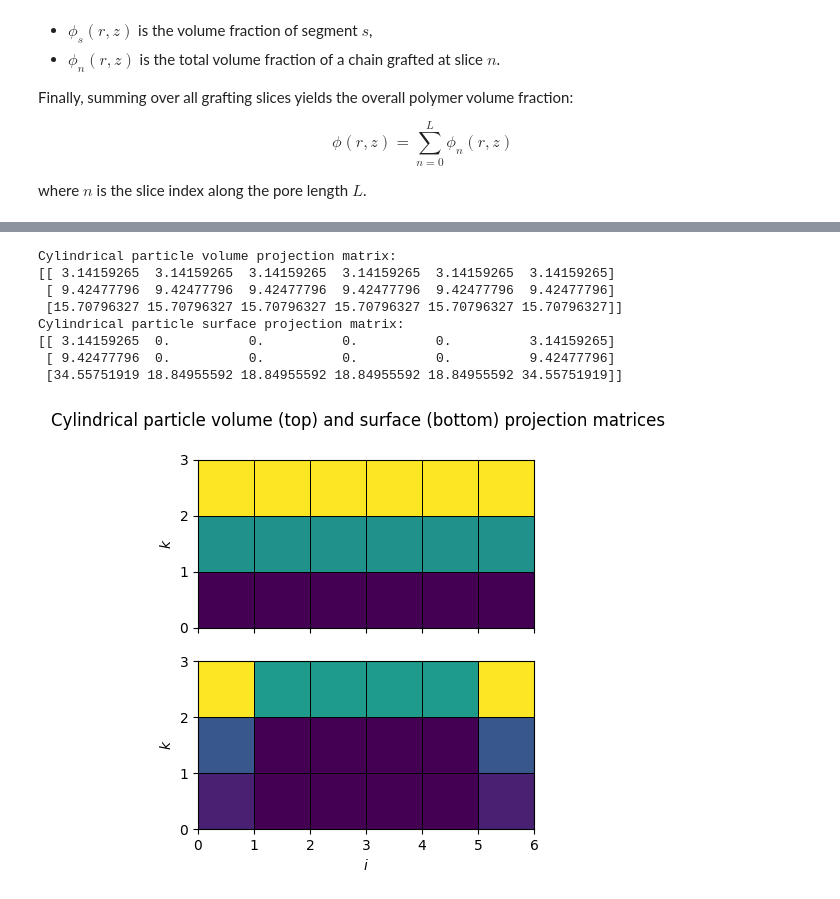
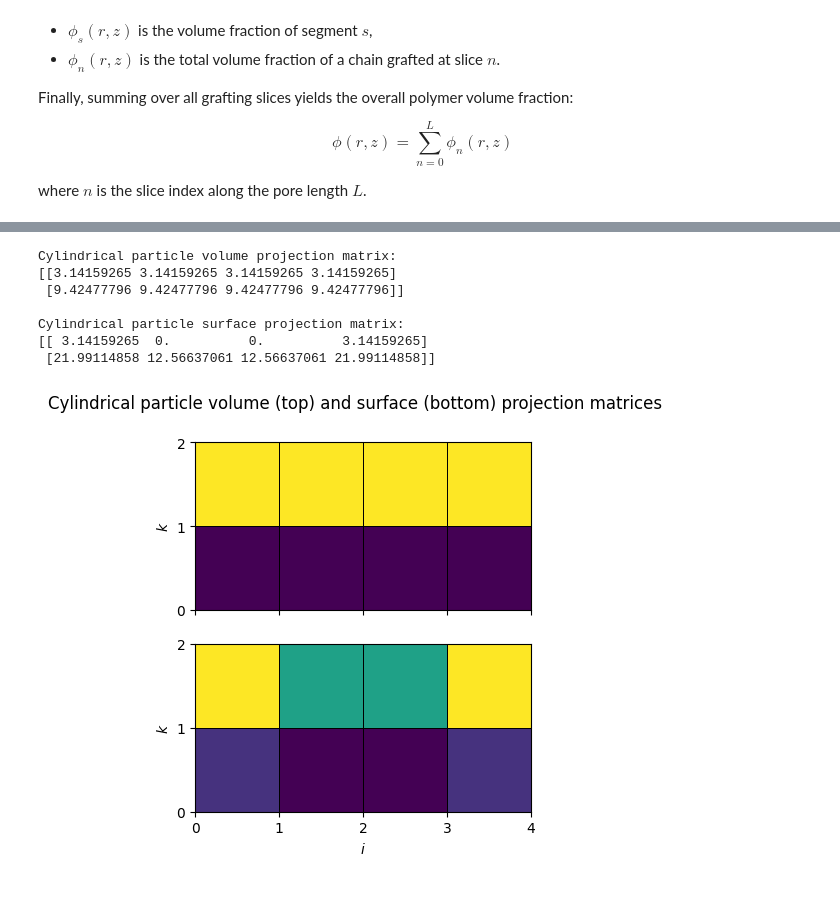
Before and after one commit to miklakt/diffusion_polymer_mesopores, a Jupyter notebook: main.ipynb, the cells around one changed output, grey strips where cells are left out. Cells and saved outputs as stored; diff of their text form; code cells hidden in the pictures.

```diff
--- a/main.ipynb
+++ b/main.ipynb
@@ -167,53 +245,31 @@ Text(0.5, 1.0, 'Insertion free energy profile')
 # %%
+import numpy as np
+from src.make_plot import plot_volume_and_surface_matrices_cylinder
 def cylinder_r0_kernel(radius:int, height:int = None):
     if height is None:
         height = radius*2
     r = np.arange(radius)
     volume_r = np.pi*(2*r+1)
     volume = np.tile(volume_r, (height,1)).T
     surface = np.zeros_like(volume)
 
     surface[:, 0] = surface[:,-1] = volume_r
     surface[-1,:] =surface[-1,:] + 2*np.pi*radius
     return volume, surface
 
-volume, surface = cylinder_r0_kernel(3, 6)
-print("Cylindrical particle volume projection matrix:")
-print(volume)
-print("Cylindrical particle surface projection matrix:")
-print(surface)
+COLLOID_DIAMETER = 4
 
-fig, ax = plt.subplots(nrows = 2, sharex = True)
-# fig.set_size_inches(4.5,5)
-ax[0].pcolormesh(volume, edgecolor = "black", linewidth = 0.7)
-ax[1].pcolormesh(surface, edgecolor = "black", linewidth = 0.7)
-ax[1].set_xticks(np.arange(0,7, 1))
-ax[0].set_yticks(np.arange(0,4, 1))
-ax[1].set_yticks(np.arange(0,4, 1))
-ax[1].set_xlim(0,6)
-ax[0].set_ylim(-0,3)
-ax[1].set_ylim(-0,3)
-ax[0].set_yticks(np.arange(0,4, 1))
-ax[1].set_yticks(np.arange(0,4, 1))
-ax[1].set_xlabel("$i$")
-ax[0].set_ylabel("$k$")
-ax[1].set_ylabel("$k$")
-
-ax[0].set_aspect("equal", adjustable="box")
-ax[1].set_aspect("equal", adjustable="box")
-
-fig.suptitle("Cylindrical particle volume (top) and surface (bottom) projection matrices")
-pass # to suppress matplotlib output
+volume, surface = cylinder_r0_kernel(COLLOID_DIAMETER//2, COLLOID_DIAMETER)
+plot_volume_and_surface_matrices_cylinder(volume, surface)
 # %% [output]
 Cylindrical particle volume projection matrix:
-[[ 3.14159265  3.14159265  3.14159265  3.14159265  3.14159265  3.14159265]
- [ 9.42477796  9.42477796  9.42477796  9.42477796  9.42477796  9.42477796]
- [15.70796327 15.70796327 15.70796327 15.70796327 15.70796327 15.70796327]]
+[[3.14159265 3.14159265 3.14159265 3.14159265]
+ [9.42477796 9.42477796 9.42477796 9.42477796]]
+
 Cylindrical particle surface projection matrix:
-[[ 3.14159265  0.          0.          0.          0.          3.14159265]
- [ 9.42477796  0.          0.          0.          0.          9.42477796]
- [34.55751919 18.84955592 18.84955592 18.84955592 18.84955592 34.55751919]]
+[[ 3.14159265  0.          0.          3.14159265]
+ [21.99114858 12.56637061 12.56637061 21.99114858]]
-[figure, old version]
+[figure, new version]
 # %%
 def gamma_model(chi_PS, chi_PC, phi, X):
     #Number of fitting parameters X can be expanded, but just two is already produce adequate results
```
Also changed, not shown: parts of 13 cells of this notebook, 2 other files.
